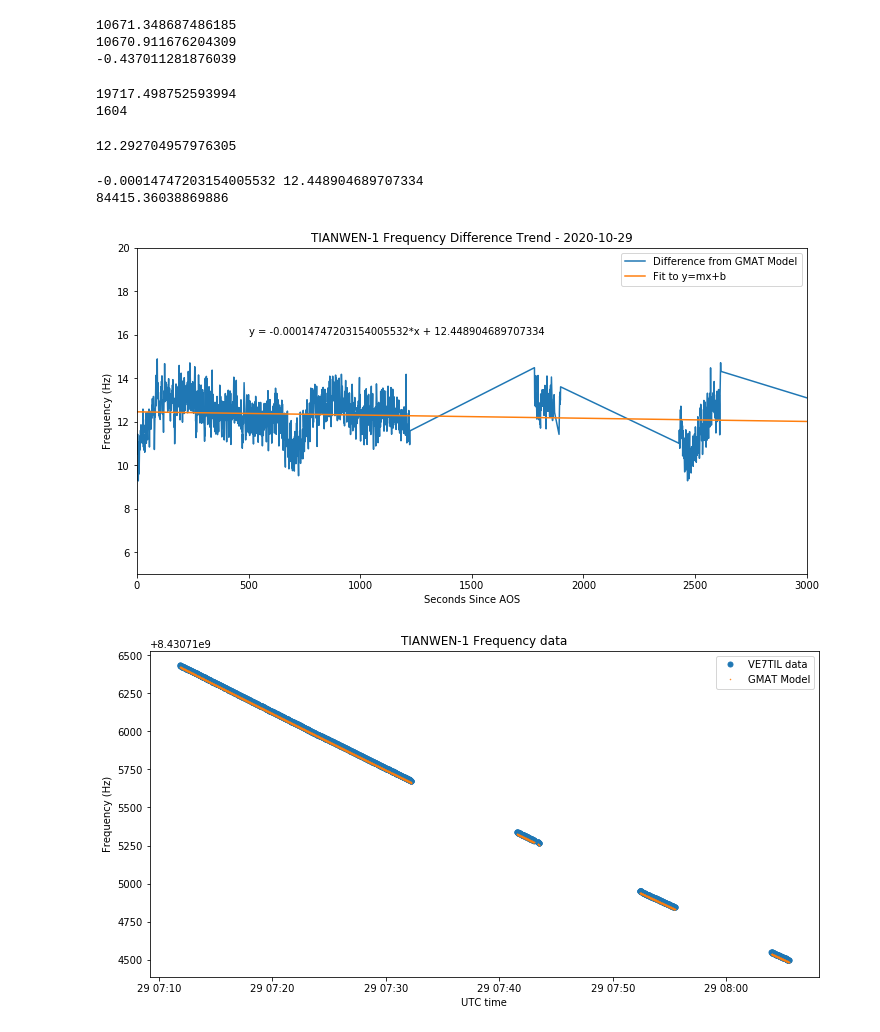
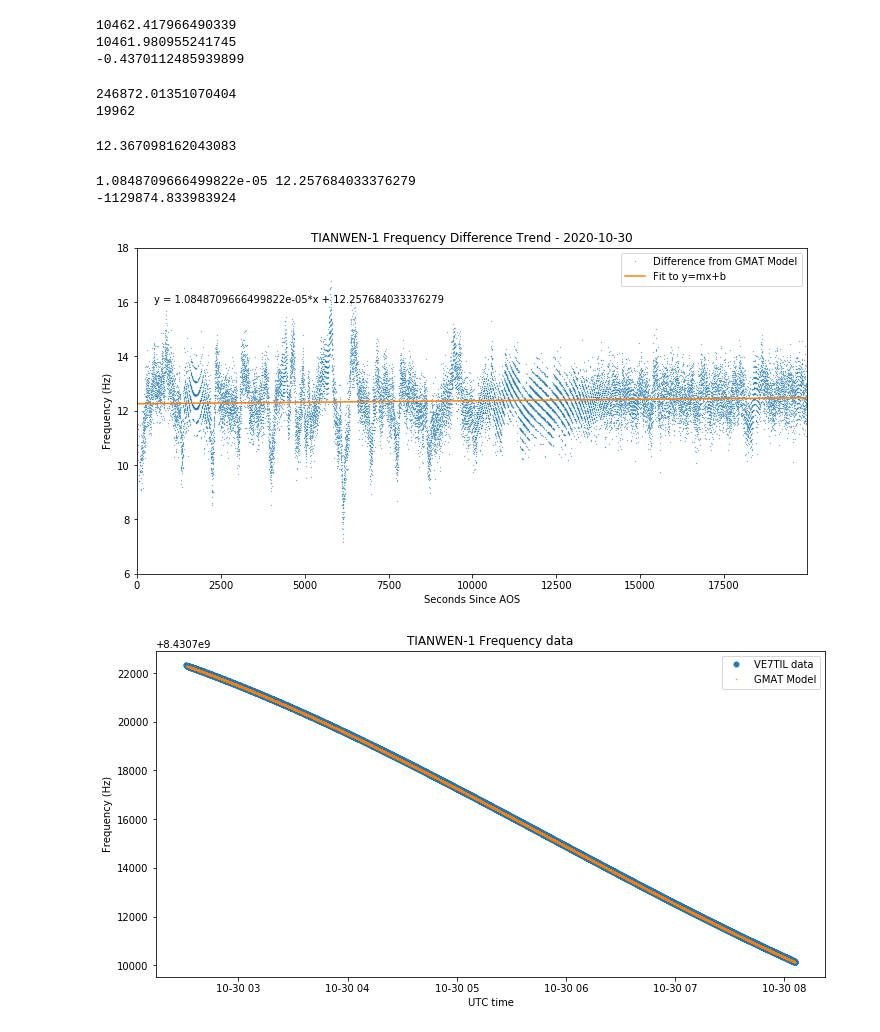
Before and after one commit to ScottTilley/tianwen1, a Jupyter notebook: Doppler_study.ipynb, the cells around one changed output. Drawn from its saved outputs; the diff is of its cells as text; code cells hidden in the pictures.

```diff
--- a/Doppler_study.ipynb
+++ b/Doppler_study.ipynb
@@ -15,7 +15,7 @@ plt.rcParams['figure.facecolor'] = 'w'
 #f_carrier = 8431.0165302617e6 before GPSDO software change, average of Oct 11-17th.
 f_carrier = 8431.01653051e6
 # %%
-data = np.fromfile('29.dat', sep = ' ').reshape((-1,4))
+data = np.fromfile('30.dat', sep = ' ').reshape((-1,4))
 t_data = Time(data[:,0], format = 'mjd')
 freq_data = data[:,1]
 # %%
@@ -41,9 +41,9 @@ print (rr_p)
 
 print (rr_p - rr)
 # %% [output]
-10671.348687486185
-10670.911676204309
--0.437011281876039
+10462.417966490339
+10461.980955241745
+-0.4370112485939899
 # %%
 freq_diff = freq_data - freq_gmat
 print(sum(freq_diff))
@@ -52,43 +52,43 @@ print(len(freq_diff))
 
 sum(freq_diff) / len(freq_diff)
 # %% [output]
-19717.498752593994
-1604
+246872.01351070404
+19962
-12.292704957976305
+12.367098162043083
 # %%
 np_diff = np.array(freq_diff)
 
 x = 0
 count = t_data.shape[0]
 t_zero = (data[0,0] - int(data[0,0])) * 86400
 np_t = [0.0] * count
 
 for x in range (0,count):
     np_t[x] = ((data[x,0] - int(data[0,0])) * 86400) - t_zero
 
     np_t = np.array(np_t)
 
 m, b = np.polyfit(np_t, np_diff,1)
 print (m, b)
 
 x=0
 x=(0-b)/m
 print (x)
 
-plt.ylim(5,20)
-plt.xlim(0,3000)
-plt.plot(np_t, freq_diff, markersize=.5, label = 'Difference from GMAT Model')
+plt.ylim(6,18)
+plt.xlim(0,19962)
+plt.plot(np_t, freq_diff, '.',markersize=.5, label = 'Difference from GMAT Model')
 plt.plot(np_t, m*np_t + b, label = 'Fit to y=mx+b')
 plt.text(500,16, 'y = %s*x + %s'%(m,b))
 plt.title('TIANWEN-1 Frequency Difference Trend - %s'%t_data.datetime[0].strftime('%Y-%m-%d'))
 plt.ylabel('Frequency (Hz)')
 plt.xlabel('Seconds Since AOS')
 plt.legend()
 plt.show();
 # %% [output]
--0.00014747203154005532 12.448904689707334
-84415.36038869886
+1.0848709666499822e-05 12.257684033376279
+-1129874.833983924
-[figure, old version]
+[figure, new version]
 # %%
 plt.plot(t_data.datetime,freq_data,'.' ,markersize=10, alpha=2, label = 'VE7TIL data')
 plt.plot(t_data.datetime, freq_gmat, '.',markersize=1,alpha=1,label = 'GMAT Model')
@@ -98,7 +98,7 @@ plt.xlabel('UTC time')
 plt.legend()
 plt.show();
 # %% [output]
-[figure, old version]
+[figure, new version]
 # %%
 plt.ylim(5,20)
 plt.plot(t_data.datetime, freq_data - freq_gmat,'.', markersize=1, label = 'strf file')
```
Also changed, not shown: parts of 1 cell of this notebook, 3 other files.
